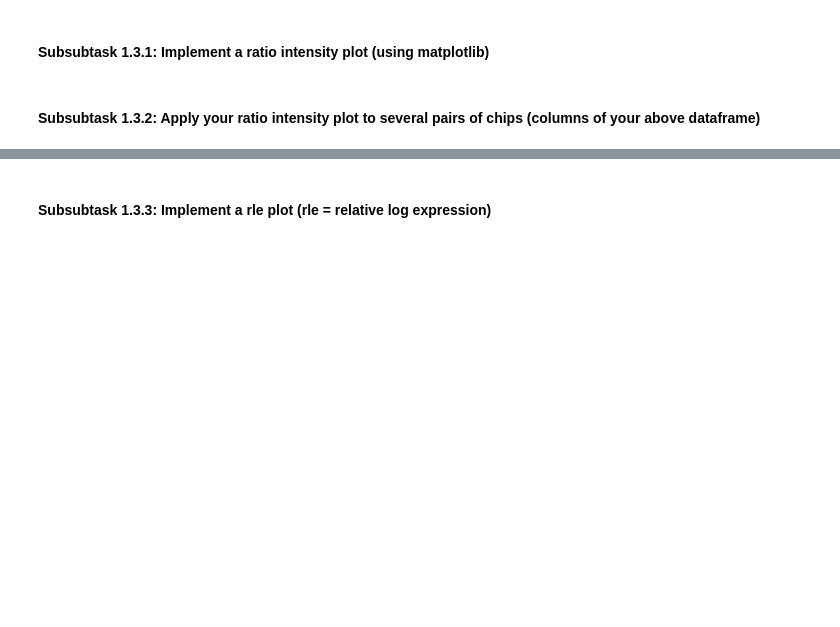
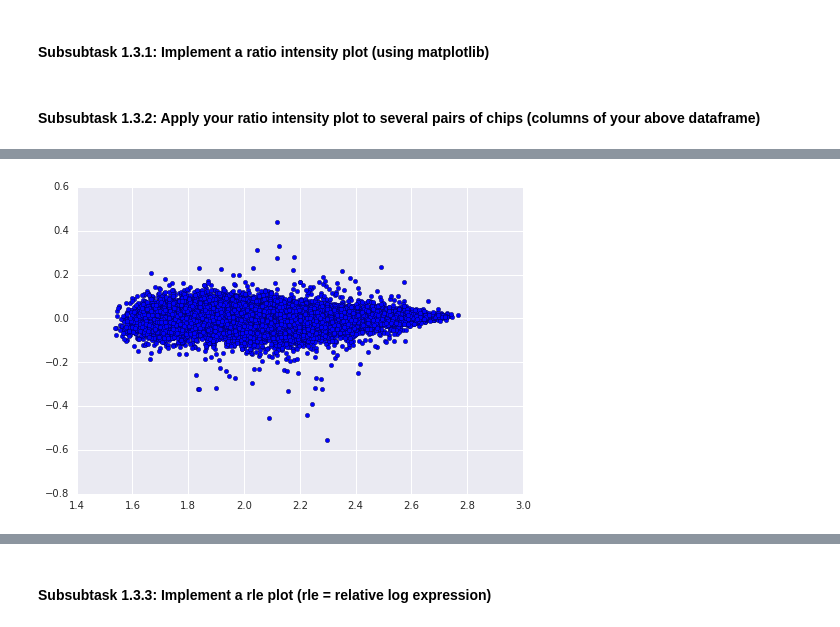
Before and after one commit to Telocontar/IntegratedBioinformatics, a Jupyter notebook: notebooks/DayX_DE_Analysis.ipynb, the cells around one changed output, grey strips where cells are left out. Drawn from its saved outputs; the diff is of its cells as text; code cells hidden in the pictures; blank space fills up the shorter version.

```diff
--- a/notebooks/DayX_DE_Analysis.ipynb
+++ b/notebooks/DayX_DE_Analysis.ipynb
@@ -90,0 +92,4 @@ ratio_intensity_plot(mean_values, 'C57BL/6J_Liver_CD', 'BXD60_Liver_CD')
+# %%
+ratio_intensity_plot(mean_values, 'BXD103_Liver_CD', 'BXD97_Liver_CD')
+# %% [output]
+[figure, added]
```
Also changed, not shown: parts of 5 cells of this notebook.
